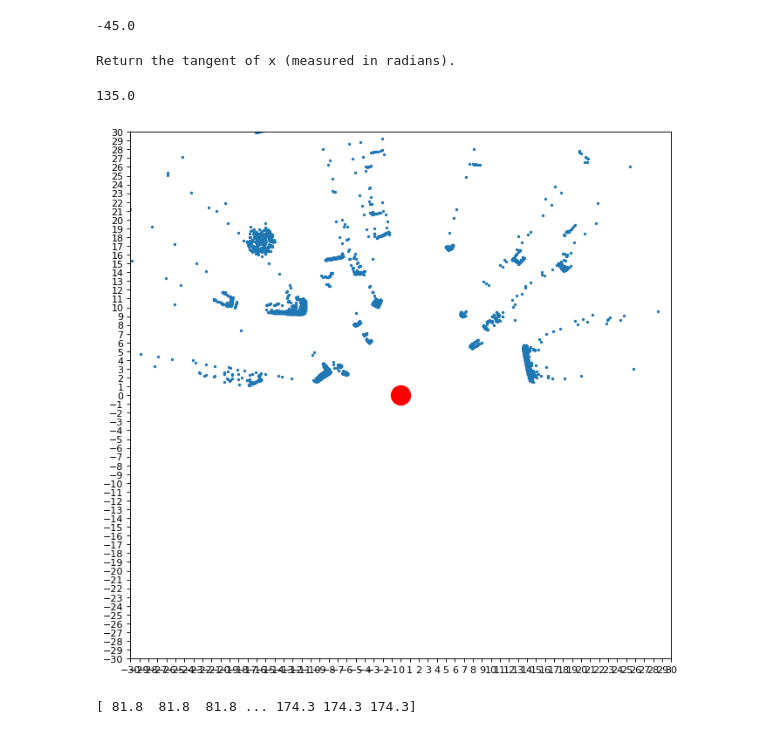
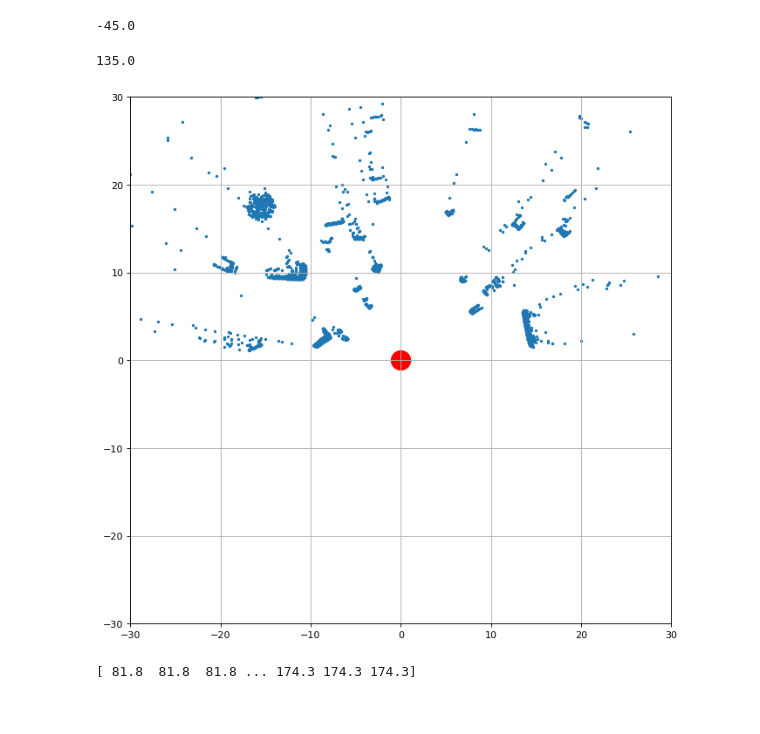
Before and after one commit to kiat/debs2019, a Jupyter notebook: src/notebooks/Object-Segmentation-idea-with-View-angles.ipynb, the cells around one changed output. Cells and saved outputs as stored; diff of their text form; code cells hidden in the pictures.

```diff
--- a/src/notebooks/Object-Segmentation-idea-with-View-angles.ipynb
+++ b/src/notebooks/Object-Segmentation-idea-with-View-angles.ipynb
@@ -66,8 +67,4 @@ math.tan(math.radians(135))
 math.degrees(math.atan(-1))
 # %% [output]
 -45.0
-# %%
-print(math.tan.__doc__)
-# %% [output]
-Return the tangent of x (measured in radians).
 # %%
@@ -84,34 +73,34 @@ Return the tangent of x (measured in radians).
 # %% [output]
 135.0
 # %%
-newX=np.array(allData[0]['X'])
-newY=np.array(allData[0]['Z'])
+#newX=np.array(allData[0]['X'])
+#newY=np.array(allData[0]['Z'])
 
 # Filter positive data
-
-newX_positives= newX[newY>0]
-newY_positives= newY[newY>0]
-
+newX_positives= mX[mX>0]
+newY_positives= mZ[mX>0]
+newZ_positives= mZ[mZ>0]
 
 # Filter negative data
-
 newX_negatives= newX[newY<0]
 newY_negatives= newY[newY<0]
 # %%
+grid_size=10
+
 fig = plt.figure(figsize=(10, 10), dpi= 80, facecolor='w', edgecolor='k')
 ax = fig.gca()
 ax.set_xticks(np.arange(-120, 120, grid_size))
 ax.set_yticks(np.arange(-120, 120, grid_size))
 
 plt.scatter(newX_positives, newY_positives, s=4)
 plt.scatter(0, 0, s=400, c="red")
 
 plt.xlim(-30, 30)
 plt.ylim(-30, 30)
-
+plt.grid()
 plt.show()
 # %% [output]
-[figure, old version]
+[figure, new version]
 # %%
 import math
 # math.degrees(0)
```
Also changed, not shown: parts of 2 cells of this notebook, 5 other files.
